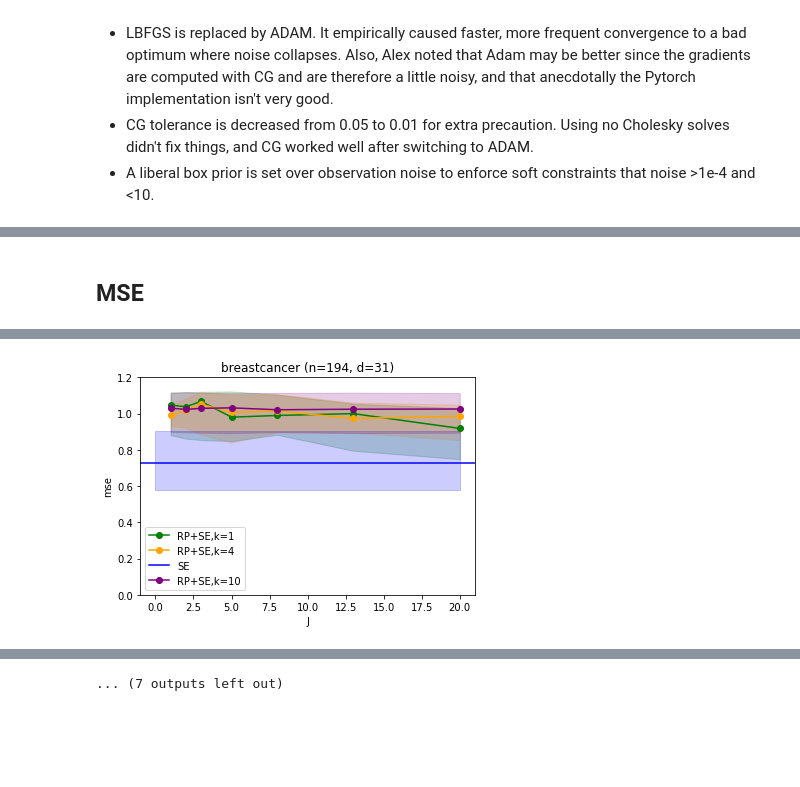
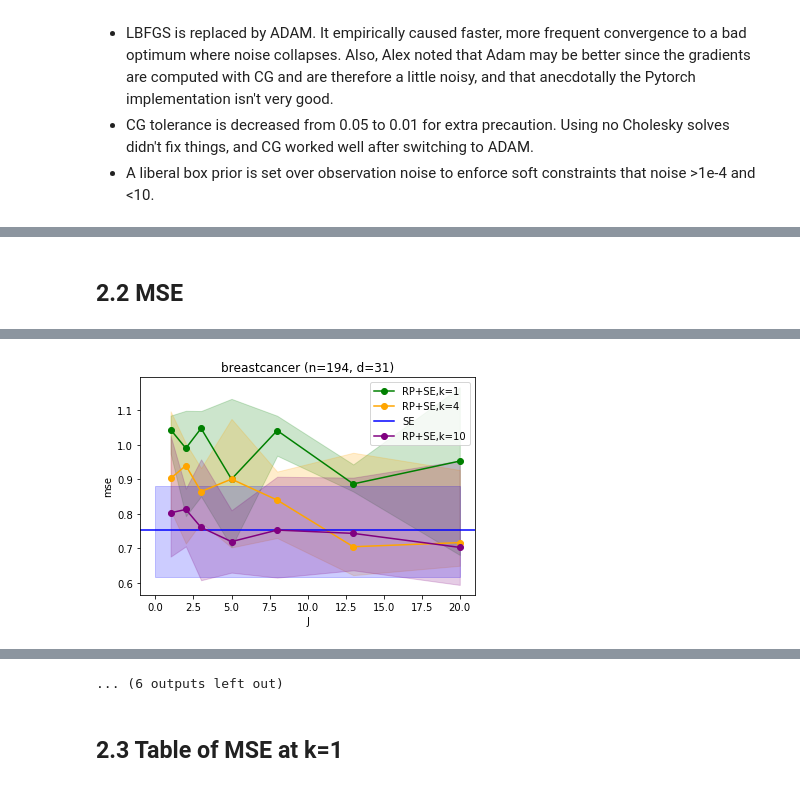
Before and after one commit to idelbrid/Randomly-Projected-Additive-GPs, a Jupyter notebook: Analyze Experiment Results-Present.ipynb, the cells around one changed output, grey strips where cells are left out. Saved outputs shown, nothing was run; the diff lists cells and outputs as text; code cells hidden in the pictures; blank space fills up the shorter version.

```diff
--- a/Analyze Experiment Results-Present.ipynb
+++ b/Analyze Experiment Results-Present.ipynb
@@ -93,3 +80,5 @@ df = df.append(df_extra)
+# %%
+df = pd.read_csv('./3-24-rp-ablation.csv')
 # %%
 df.loc[df['RP']==False, ['k', 'J']] = 0
 # %% [markdown]
@@ -142,5 +115,5 @@ gas
 # %% [markdown]
-## MSE
+## 2.2 MSE
 # %%
 maxlim_list = {
     'gas': (0, 0.2)
@@ -154,9 +127,11 @@ for dataset in df[df['RP'] == True]['dataset'].unique():
     else:
         make_plot(10, dataset, show_range=True,  ds=df, plot_bl=True, color='purple', robust=True, metric='mse')
 
-    if dataset in maxlim_list.keys():
-        plt.ylim(maxlim_list[dataset])
-    else:
-        plt.ylim(0,1.2)
+#     if dataset in maxlim_list.keys():
+#         plt.ylim(maxlim_list[dataset])
+#     else:
+#         plt.ylim(0,1.2)
     plt.legend()
+    plt.savefig('./plots/ablation/mse/{}.png'.format(dataset))
+    plt.show()
 # %% [output]
@@ -168 +143 @@ for dataset in df[df['RP'] == True]['dataset'].unique():
-[figure, old version]
+[figure, new version]
@@ -175 +150,3 @@ for dataset in df[df['RP'] == True]['dataset'].unique():
-... (7 outputs left out)
+... (6 outputs left out)
+# %% [markdown]
+## 2.3 Table of MSE at k=1
```
Also changed, not shown: parts of 47 cells of this notebook, 4 other files.
